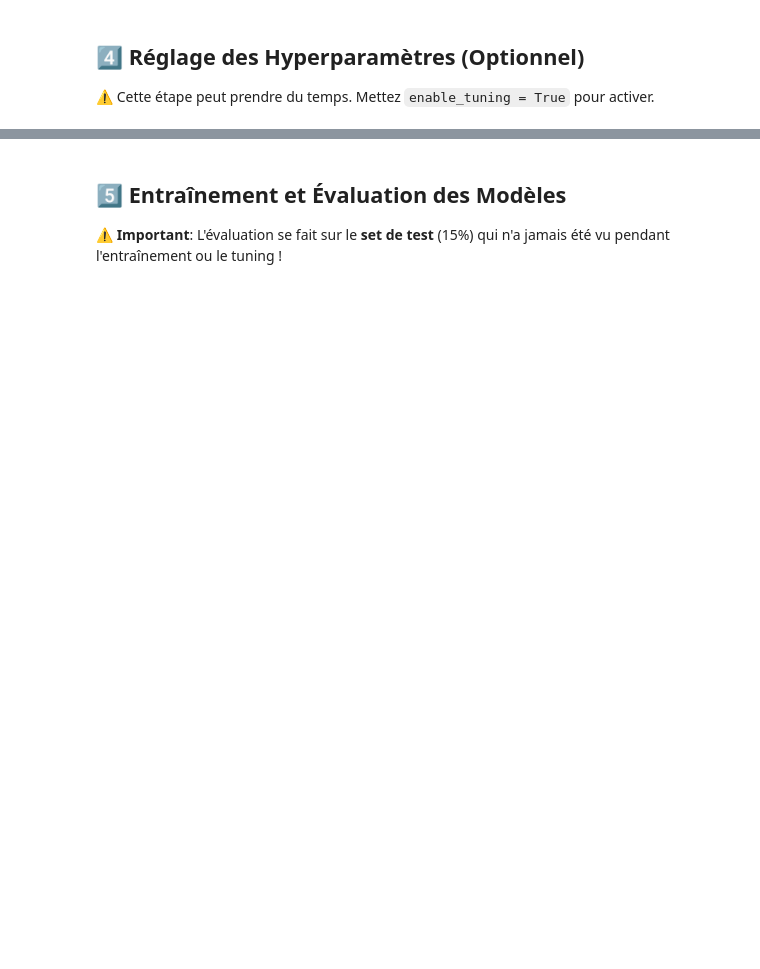
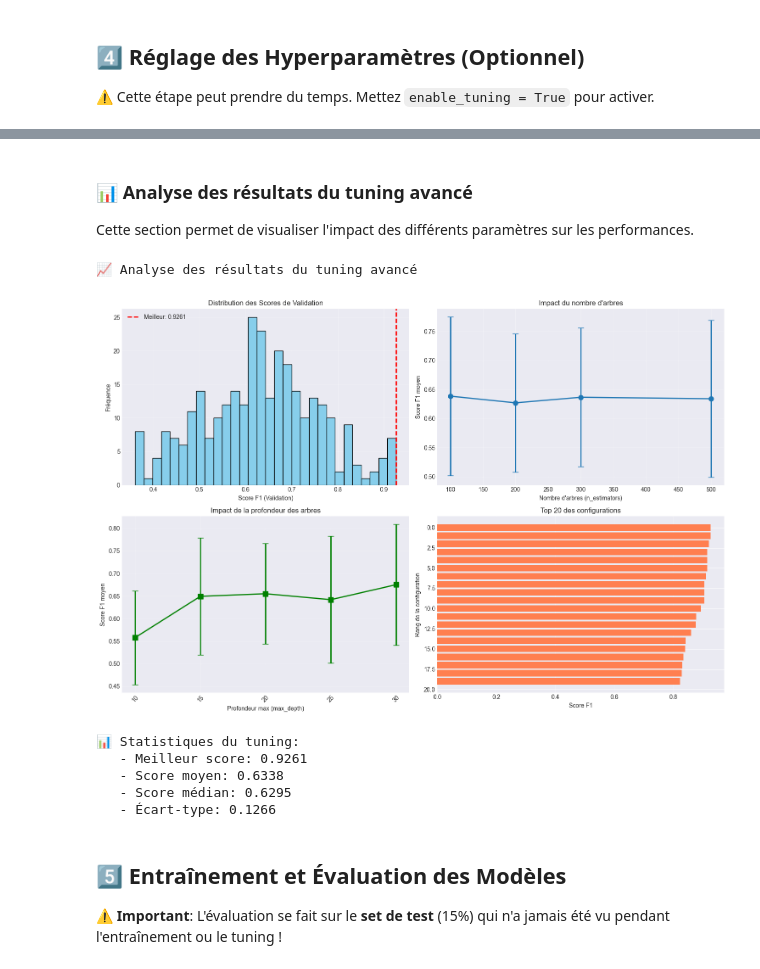
Before and after one commit to Midi6324/HR-predict-system-ML-project-, a Jupyter notebook: ML_Project_Complete.ipynb, the cells around one changed output, grey strips where cells are left out. Drawn from its saved outputs; the diff is of its cells as text; code cells hidden in the pictures; blank space fills up the shorter version.

Commit message:
Add : Random Forest Advanced (more parameters) - Add : Model Saving in Files

```diff
--- a/ML_Project_Complete.ipynb
+++ b/ML_Project_Complete.ipynb
@@ -556,3 +890,78 @@ else:
+# %% [markdown]
+### 📊 Analyse des résultats du tuning avancé
+
+Cette section permet de visualiser l'impact des différents paramètres sur les performances.
+# %%
+# Visualiser les résultats du tuning (si activé)
+if enable_advanced_rf_tuning and 'rf_cv_results' in locals():
+    print("📈 Analyse des résultats du tuning avancé\n")
+
+    # Créer un DataFrame avec les résultats
+    results_analysis = pd.DataFrame(rf_cv_results)
+
+    # 1. Distribution des scores
+    fig, axes = plt.subplots(2, 2, figsize=(15, 10))
+
+    # Score distribution
+    axes[0, 0].hist(results_analysis['mean_test_score'], bins=30, color='skyblue', edgecolor='black')
+    axes[0, 0].axvline(best_rf_score, color='red', linestyle='--', linewidth=2, label=f'Meilleur: {best_rf_score:.4f}')
+    axes[0, 0].set_xlabel('Score F1 (Validation)')
+    axes[0, 0].set_ylabel('Fréquence')
+    axes[0, 0].set_title('Distribution des Scores de Validation')
+    axes[0, 0].legend()
+    axes[0, 0].grid(True, alpha=0.3)
+
+    # 2. Impact du nombre d'arbres
+    if 'param_classifier__n_estimators' in results_analysis.columns:
+        n_est_data = results_analysis.groupby('param_classifier__n_estimators')['mean_test_score'].agg(['mean', 'std'])
+        axes[0, 1].errorbar(n_est_data.index, n_est_data['mean'], yerr=n_est_data['std'],
+                           marker='o', capsize=5, linewidth=2, markersize=8)
+        axes[0, 1].set_xlabel('Nombre d\'arbres (n_estimators)')
+        axes[0, 1].set_ylabel('Score F1 moyen')
+        axes[0, 1].set_title('Impact du nombre d\'arbres')
+        axes[0, 1].grid(True, alpha=0.3)
+
+    # 3. Impact de la profondeur
+    if 'param_classifier__max_depth' in results_analysis.columns:
+        depth_data = results_analysis.groupby('param_classifier__max_depth')['mean_test_score'].agg(['mean', 'std'])
+        axes[1, 0].errorbar(range(len(depth_data)), depth_data['mean'], yerr=depth_data['std'],
+                           marker='s', capsize=5, linewidth=2, markersize=8, color='green')
+        axes[1, 0].set_xticks(range(len(depth_data)))
+        axes[1, 0].set_xticklabels([str(x) if x is not None else 'None' for x in depth_data.index], rotation=45)
+        axes[1, 0].set_xlabel('Profondeur max (max_depth)')
+        axes[1, 0].set_ylabel('Score F1 moyen')
+        axes[1, 0].set_title('Impact de la profondeur des arbres')
+        axes[1, 0].grid(True, alpha=0.3)
+
+    # 4. Top 20 configurations
+    top_20 = results_analysis.nsmallest(20, 'rank_test_score')
+    axes[1, 1].barh(range(20), top_20['mean_test_score'], color='coral')
+    axes[1, 1].set_xlabel('Score F1')
+    axes[1, 1].set_ylabel('Rang de la configuration')
+    axes[1, 1].set_title('Top 20 des configurations')
+    axes[1, 1].invert_yaxis()
+    axes[1, 1].grid(True, alpha=0.3, axis='x')
+
+    plt.tight_layout()
+    plt.show()
+
+    # Afficher les statistiques
+    print(f"\n📊 Statistiques du tuning:")
+    print(f"   - Meilleur score: {results_analysis['mean_test_score'].max():.4f}")
+    print(f"   - Score moyen: {results_analysis['mean_test_score'].mean():.4f}")
+    print(f"   - Score médian: {results_analysis['mean_test_score'].median():.4f}")
+    print(f"   - Écart-type: {results_analysis['mean_test_score'].std():.4f}")
+
+else:
+    print("ℹ️ Activez enable_advanced_rf_tuning pour voir l'analyse des résultats")
+# %% [output]
+📈 Analyse des résultats du tuning avancé
+[figure, added]
+📊 Statistiques du tuning:
+   - Meilleur score: 0.9261
+   - Score moyen: 0.6338
+   - Score médian: 0.6295
+   - Écart-type: 0.1266
 # %% [markdown]
 ## 5️⃣ Entraînement et Évaluation des Modèles
 
```
Also changed, not shown: parts of 26 cells of this notebook, 3 other files.
